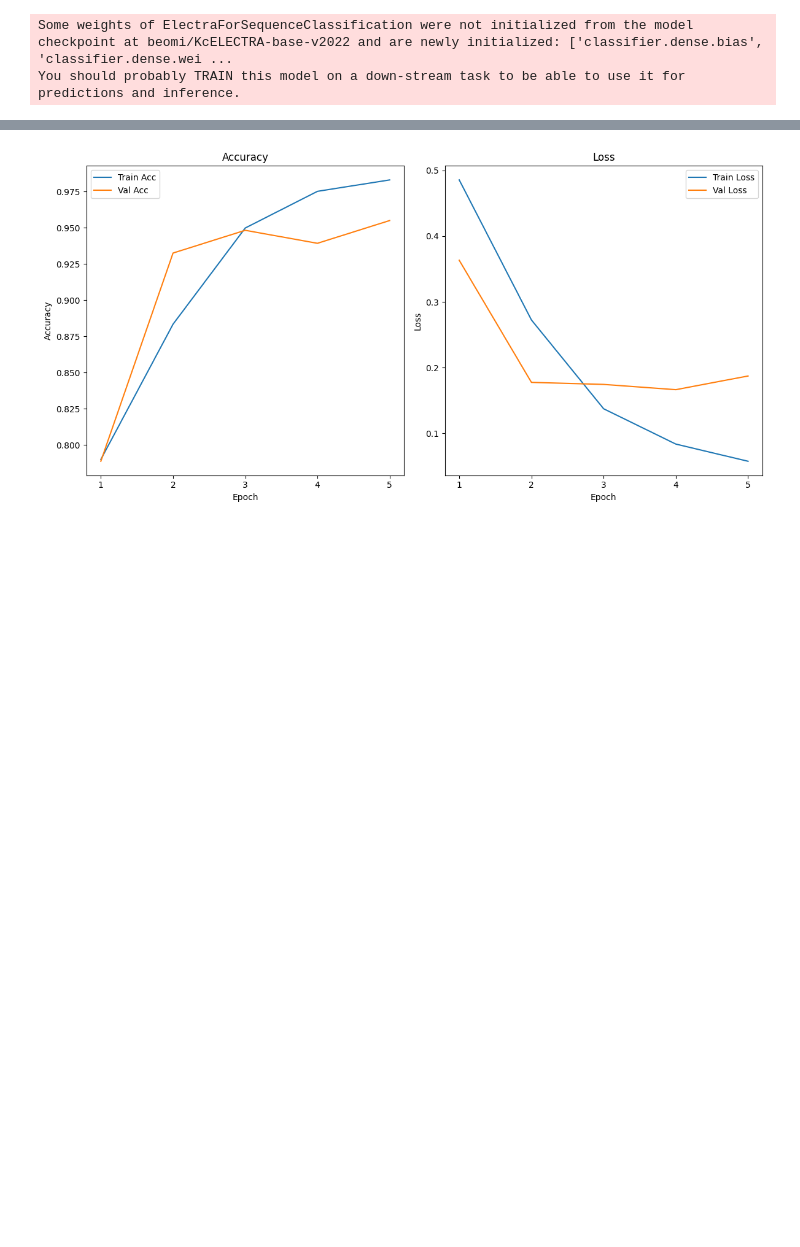
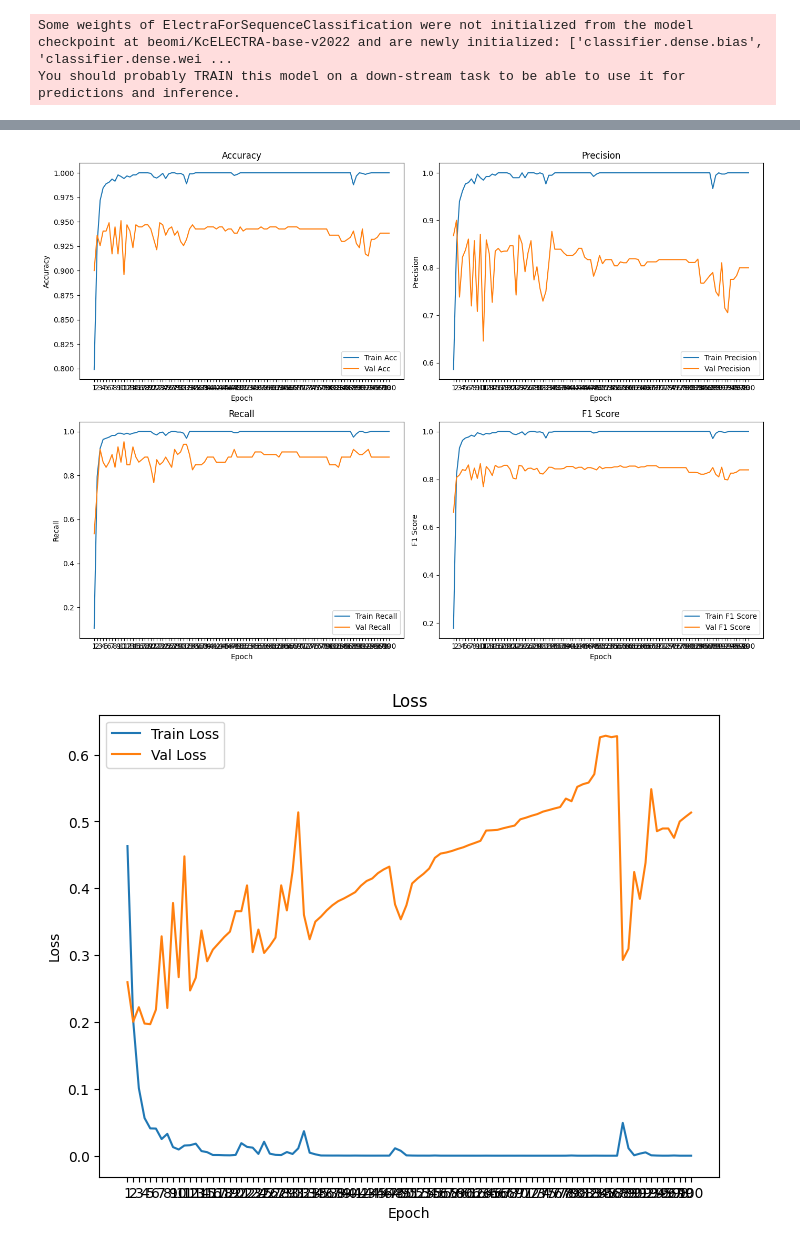
Before and after one commit to nbsp1221/communav, a Jupyter notebook: examples/kcelectra/binary-classification-v1.ipynb, the cells around one changed output, grey strips where cells are left out. Cells and saved outputs as stored; diff of their text form; code cells hidden in the pictures; blank space fills up the shorter version.

```diff
--- a/examples/kcelectra/binary-classification-v1.ipynb
+++ b/examples/kcelectra/binary-classification-v1.ipynb
@@ -77,7 +76,7 @@ preprocessed_articles = []
 for article in articles:
     title = article['title']
     text = article['text']
-    content = (f'[CLS] {title} {text} [SEP]').replace('\n', ' ').strip()
+    content = (title + ' ' + text).replace('\n', ' ').strip()
     label = 1 if 5 in json.loads(article['category_ids']) else 0
 
     preprocessed_articles.append({
@@ -240,13 +240,30 @@ train_dataloader = torch.utils.data.DataLoader(train_dataset, batch_size=BATCH_S
 val_dataloader = torch.utils.data.DataLoader(val_dataset, batch_size=BATCH_SIZE, shuffle=False)
 
 train_accs = []
+train_precs = []
+train_recs = []
+train_f1s = []
 train_losses = []
+
 val_accs = []
+val_precs = []
+val_recs = []
+val_f1s = []
 val_losses = []
 # %% [output]
 There are 1 GPU(s) available.
 We will use the GPU: NVIDIA GeForce RTX 3060 Ti
 Some weights of ElectraForSequenceClassification were not initialized from the model checkpoint at beomi/KcELECTRA-base-v2022 and are newly initialized: ['classifier.dense.bias', 'classifier.dense.wei ...
 You should probably TRAIN this model on a down-stream task to be able to use it for predictions and inference.
+# %%
+# 평가 지표 계산 함수 정의
+
+def calculate_metrics(true_labels, predicted_labels):
+    acc = accuracy_score(true_labels, predicted_labels)
+    prec = precision_score(true_labels, predicted_labels)
+    rec = recall_score(true_labels, predicted_labels)
+    f1 = f1_score(true_labels, predicted_labels)
+
+    return acc, prec, rec, f1
 # %%
 # 학습 시작
@@ -318,29 +390,58 @@ Training finished.
 # %%
 # 학습 결과 시각화
 
-plt.figure(figsize=(12, 6))
+plt.figure(figsize=(14, 10))
 
-plt.subplot(1, 2, 1)
+plt.subplot(2, 2, 1)
 plt.plot(train_accs, label='Train Acc')
 plt.plot(val_accs, label='Val Acc')
 plt.xlabel('Epoch')
 plt.xticks(range(len(train_accs)), range(1, len(train_accs) + 1))
 plt.ylabel('Accuracy')
 plt.legend()
 plt.title('Accuracy')
 
-plt.subplot(1, 2, 2)
+plt.subplot(2, 2, 2)
+plt.plot(train_precs, label='Train Precision')
+plt.plot(val_precs, label='Val Precision')
+plt.xlabel('Epoch')
+plt.xticks(range(len(train_precs)), range(1, len(train_precs) + 1))
+plt.ylabel('Precision')
+plt.legend()
+plt.title('Precision')
+
+plt.subplot(2, 2, 3)
+plt.plot(train_recs, label='Train Recall')
+plt.plot(val_recs, label='Val Recall')
+plt.xlabel('Epoch')
+plt.xticks(range(len(train_recs)), range(1, len(train_recs) + 1))
+plt.ylabel('Recall')
+plt.legend()
+plt.title('Recall')
+
+plt.subplot(2, 2, 4)
+plt.plot(train_f1s, label='Train F1 Score')
+plt.plot(val_f1s, label='Val F1 Score')
+plt.xlabel('Epoch')
+plt.xticks(range(len(train_f1s)), range(1, len(train_f1s) + 1))
+plt.ylabel('F1 Score')
+plt.legend()
+plt.title('F1 Score')
+
+plt.tight_layout()
+plt.show()
+
+plt.figure(figsize=(8, 6))
 plt.plot(train_losses, label='Train Loss')
 plt.plot(val_losses, label='Val Loss')
 plt.xlabel('Epoch')
-plt.xticks(range(len(train_accs)), range(1, len(train_accs) + 1))
+plt.xticks(range(len(train_losses)), range(1, len(train_losses) + 1))
 plt.ylabel('Loss')
 plt.legend()
 plt.title('Loss')
-
-plt.tight_layout()
 plt.show()
 # %% [output]
-[figure, old version]
+[figure, new version]
+[figure, added]
 # %%
 # 평가
```
Also changed, not shown: parts of 15 cells of this notebook, 1 other file.
